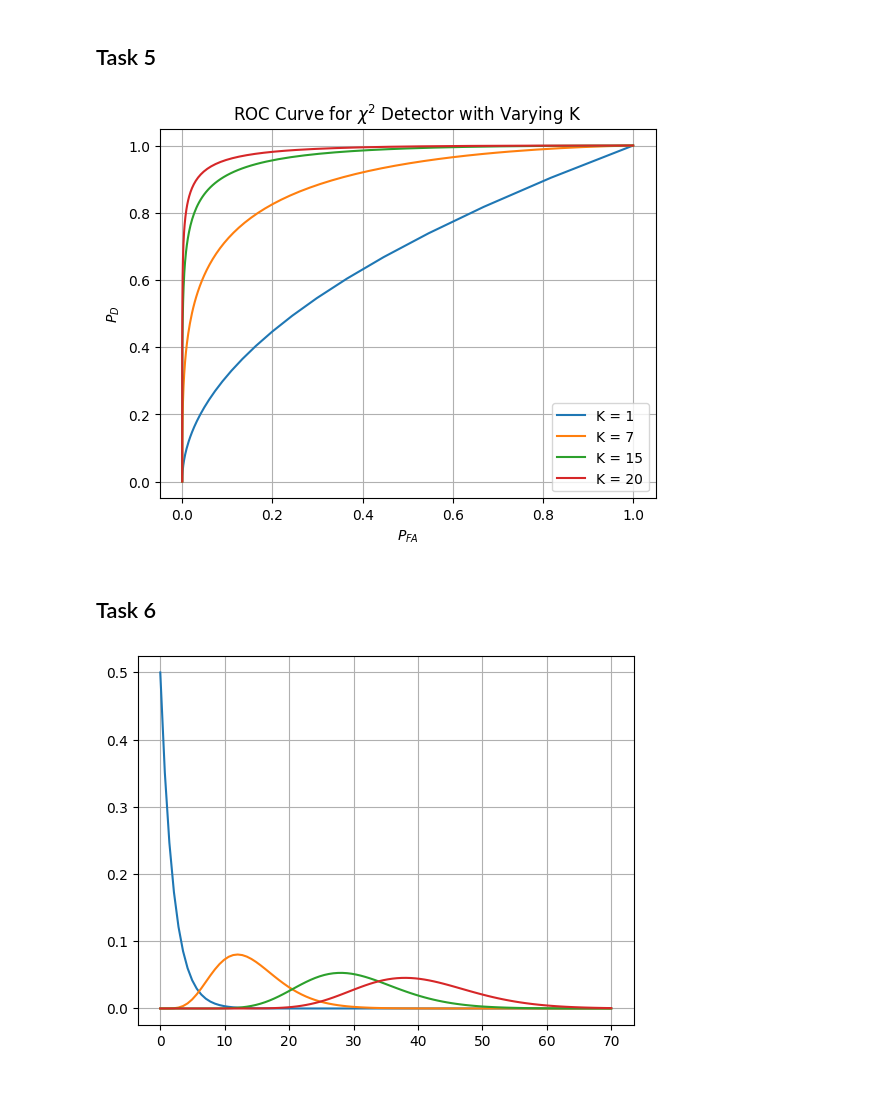
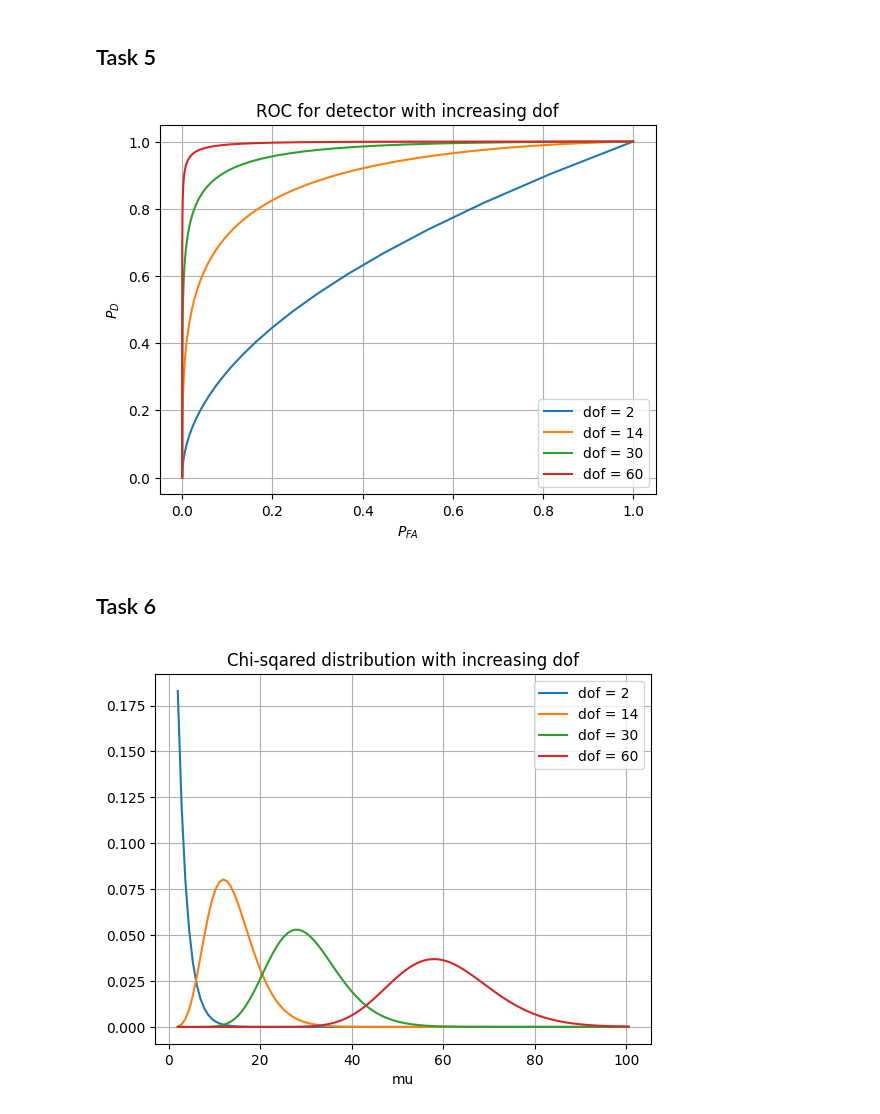
Before and after one commit to jakobaustrheim/TTT4275-Project, a Jupyter notebook: project/tasks.ipynb, the cells around one changed output. Drawn from its saved outputs; the diff is of its cells as text; code cells hidden in the pictures; blank space fills up the shorter version.

```diff
--- a/project/tasks.ipynb
+++ b/project/tasks.ipynb
@@ -218,52 +218,48 @@ threshold = (np.log(lam) - k*np.log(sigmaW/(sigmaW*sigmaS))*sigmaW*(sigmaW+sigma
 # %%
 from scipy.stats import norm, chi2
 
-#threshold = (np.log(x) - k*np.log(sigmaW/(sigmaW*sigmaS))*sigmaW*(sigmaW+sigmaS)/sigmaS)
 
 x = np.linspace(0, 100, 500)
 
-K = [1, 7, 15, 20]
+K = [1, 7, 15, 30]
 
 for k in K:
-    df = 2 * k  # Frihetsgrader for kompleks kjikvadrat
-    PFa = 1 - chi2.cdf(2*x / sigmaW, df=df)
-    PD  = 1 - chi2.cdf(2*x / (sigmaW + sigmaS), df=df)
-    plt.plot(PFa, PD, label=f'K = {k}')
+    #threshold = (np.log(x) - k*np.log(sigmaW/(sigmaW*sigmaS))*sigmaW*(sigmaW+sigmaS)/sigmaS)
+    dof = 2 * k
+    PFa = 1 - chi2.cdf(2*x / sigmaW, df=dof)
+    PD  = 1 - chi2.cdf(2*x / (sigmaW + sigmaS), df=dof)
+    plt.plot(PFa, PD, label=f'dof = {dof}')
 
 
 plt.xlabel('$P_{FA}$')
 plt.ylabel('$P_D$')
-plt.title('ROC Curve for $\chi^2$ Detector with Varying K')
+plt.title('ROC for detector with increasing dof')
 plt.grid(True)
 plt.legend()
 plt.grid(True)
 plt.show()
 # %% [output]
-[figure, old version]
+[figure, new version]
 # %% [markdown]
 ## Task 6
 # %%
 from scipy.stats import norm, chi2
-# threshold = np.linspace(0, 100, 500)
 
-# k = 30
+x = np.linspace(1, 50, 120)
+K = [1, 7, 15, 30]
 
-# #Exact PD and PFa
-# PD = 1 - chi2.cdf((2*threshold)/(sigmaS + sigmaW), 2)
-# PFa = 1 - chi2.cdf((2*threshold)/(sigmaW), 2)
+for k in K:
+    dof = 2*k
+    chi = chi2.pdf(2*x / sigmaW, dof)
+    plt.plot(2*x / sigmaW, chi, label=f'dof = {dof}')
 
-K = [1, 7, 15, 20]
-
-x = np.linspace(0, 70, 100)
-for k in K:
-    df = 2*k
-    chi = chi2.pdf(x, df)
-    plt.plot(x, chi)
-
+plt.legend()
+plt.xlabel('mu')
+plt.title('Chi-sqared distribution with increasing dof (H0)')
 plt.grid()
 plt.show()
 # %% [output]
-[figure, old version]
+[figure, new version]
 # %%
 from scipy.stats import norm, chi2
 
```
Also changed, not shown: parts of 1 cell of this notebook.
